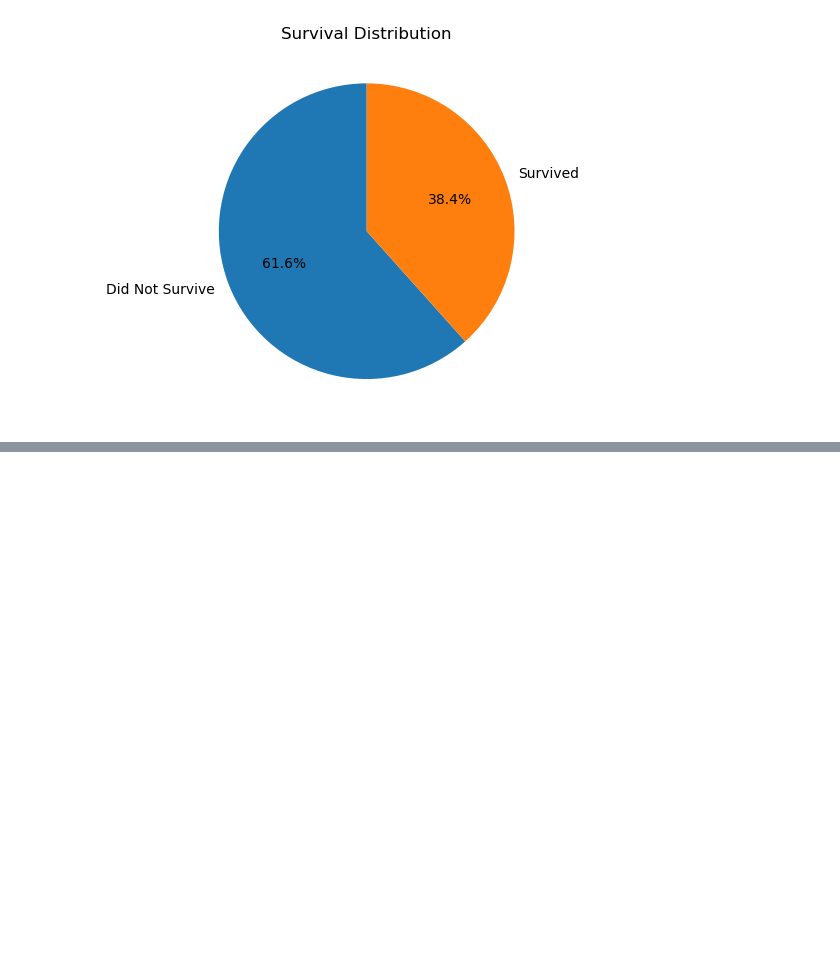
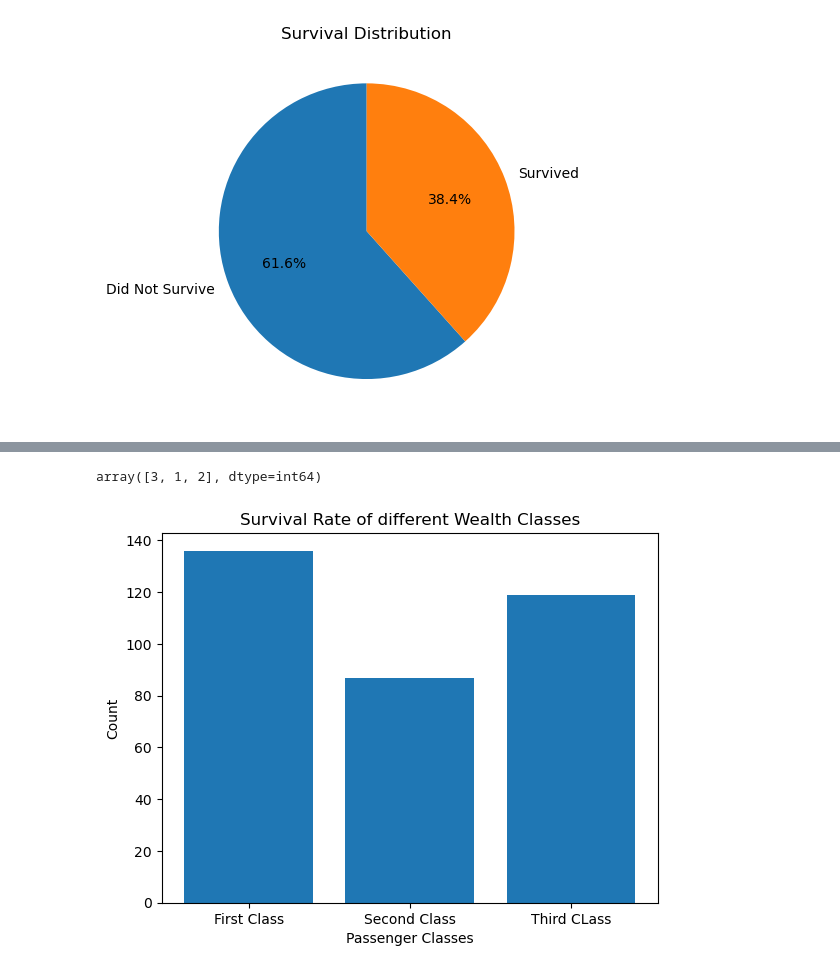
Before and after one commit to Fricky123/Data-Analysis-Project-1---Titanic, a Jupyter notebook: Portfolio Project 1 - Titanic.ipynb, the cells around one changed output, grey strips where cells are left out. Saved outputs shown, nothing was run; the diff lists cells and outputs as text; code cells hidden in the pictures; blank space fills up the shorter version.

```diff
--- a/Portfolio Project 1 - Titanic.ipynb
+++ b/Portfolio Project 1 - Titanic.ipynb
@@ -302,0 +358,19 @@ plt.show()
+# %%
+df['pclass'].unique()
+# %% [output]
+array([3, 1, 2], dtype=int64)
+# %%
+class1_survivors = df[(df['pclass'] == 1) & (df['survived'] == 1)]['survived'].count()
+class2_survivors = df[(df['pclass'] == 2) & (df['survived'] == 1)]['survived'].count()
+class3_survivors = df[(df['pclass'] == 3) & (df['survived'] == 1)]['survived'].count()
+
+x = np.array(['First Class','Second Class','Third CLass',])
+y = np.array([class1_survivors, class2_survivors , class3_survivors])
+
+plt.bar(x,y)
+plt.title('Survival Rate of different Wealth Classes')
+plt.xlabel('Passenger Classes')
+plt.ylabel('Count')
+plt.show()
+# %% [output]
+[figure, added]
```
Also changed, not shown: parts of 13 cells of this notebook, 1 other file.
